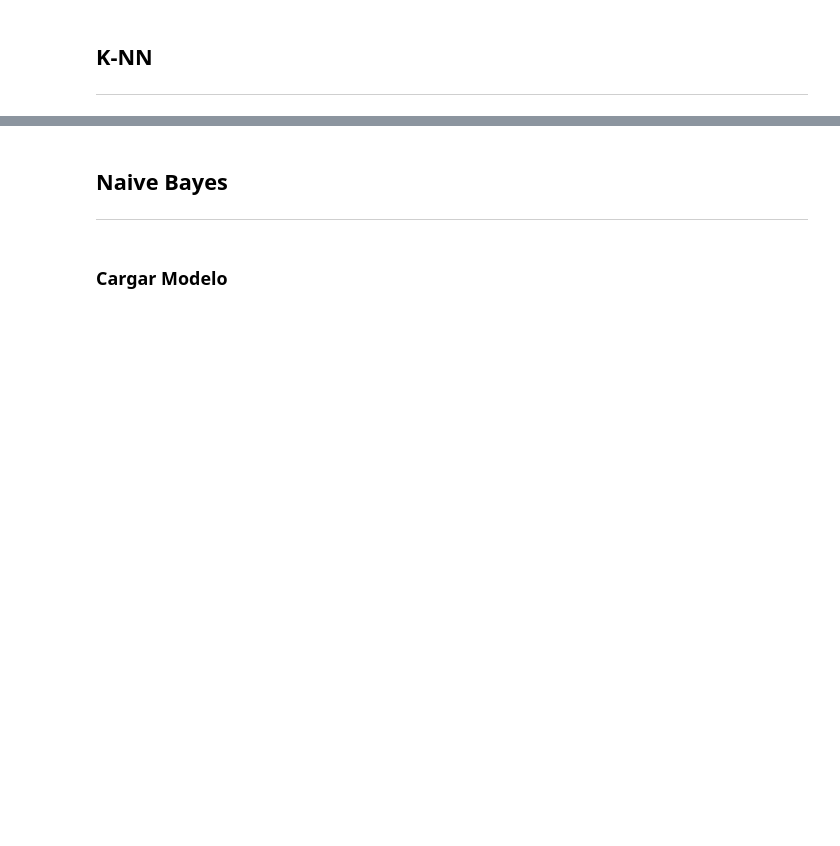
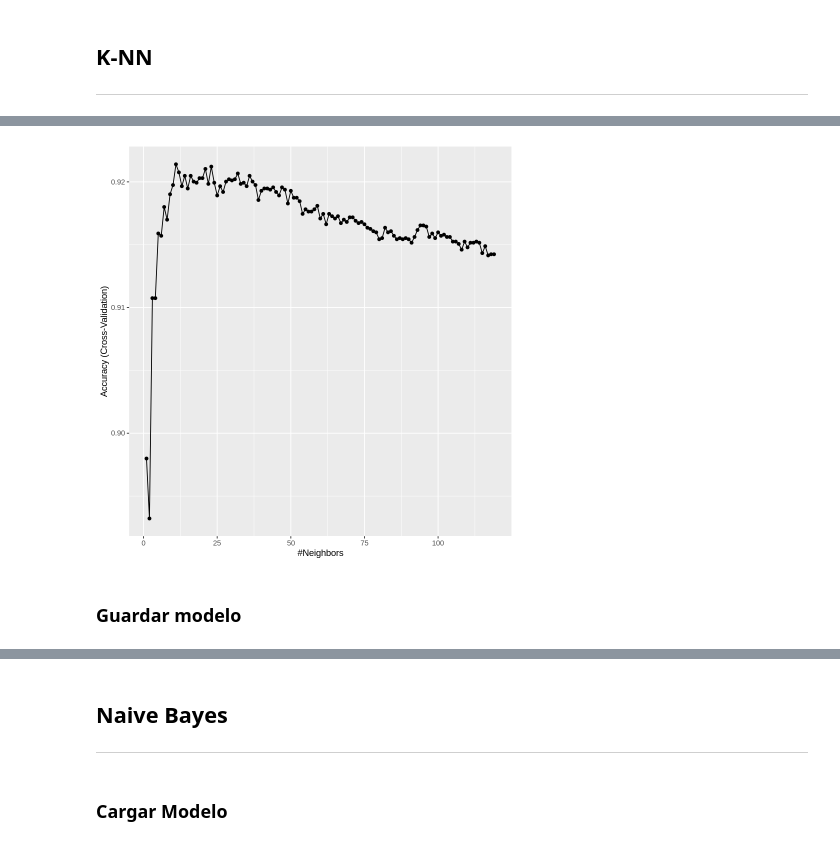
Before and after one commit to cramirez98/ProyectoAprendizajeAutomatico, a Jupyter notebook: AprendizajeAutomaticoProyecto.ipynb, the cells around one changed output, grey strips where cells are left out. Saved outputs shown, nothing was run; the diff lists cells and outputs as text; code cells hidden in the pictures; blank space fills up the shorter version.

```diff
--- a/AprendizajeAutomaticoProyecto.ipynb
+++ b/AprendizajeAutomaticoProyecto.ipynb
@@ -603,0 +603,14 @@ data_pca[,1:5]
+# %%
+fitControl <- trainControl(method = "cv",
+                           number = 10)
+bestk <- ceiling(sqrt(nrow(data_pca)))
+knngrid <- expand.grid(.k = seq( 1 , bestk + 2, by = 1 ))
+
+tic('Tiempo de entrenamiento')
+knnModel <- caret::train(Class~., data = training,
+                 method = "knn",
+                 trControl = fitControl,
+                 metric = 'Kappa',
+                 tuneGrid = knngrid)
+toc()
+knnModel
@@ -603,0 +662,6 @@ data_pca[,1:5]
+# %%
+ggplot(knnModel, metric = 'Accuracy')
+# %% [output]
+[figure, added]
+# %% [markdown]
+### Guardar modelo
```
Also changed, not shown: parts of 73 cells of this notebook.
